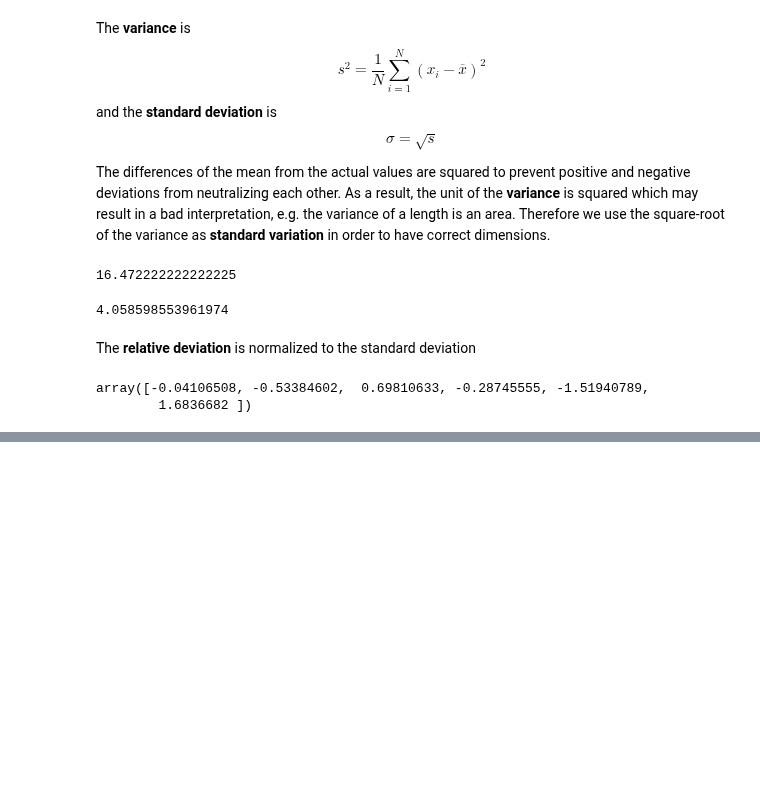
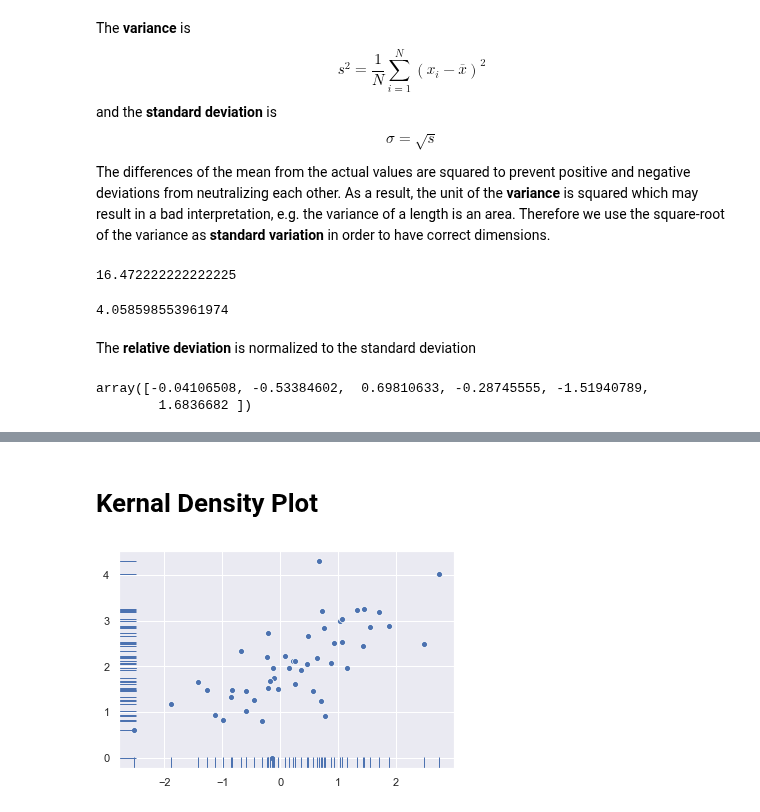
Before and after one commit to thomd/math, a Jupyter notebook: Stochastic.ipynb, the cells around one changed output, grey strips where cells are left out. Cells and saved outputs as stored; diff of their text form; code cells hidden in the pictures; blank space fills up the shorter version.

```diff
--- a/Stochastic.ipynb
+++ b/Stochastic.ipynb
@@ -38,0 +47,15 @@ array([-0.04106508, -0.53384602,  0.69810633, -0.28745555, -1.51940789,
+# %% [markdown]
+# Kernal Density Plot
+# %%
+import numpy as np
+import seaborn as sns
+sns.set()
+
+mean, cov = [0, 2], [(1, .5), (.5, 1)]
+x, y = np.random.multivariate_normal(mean, cov, size=50).T
+# %%
+sns.scatterplot(x,y)
+sns.rugplot(x)
+sns.rugplot(y, vertical=True);
+# %% [output]
+[figure, added]
```
Also changed, not shown: parts of 7 cells of this notebook, 2 other files.
